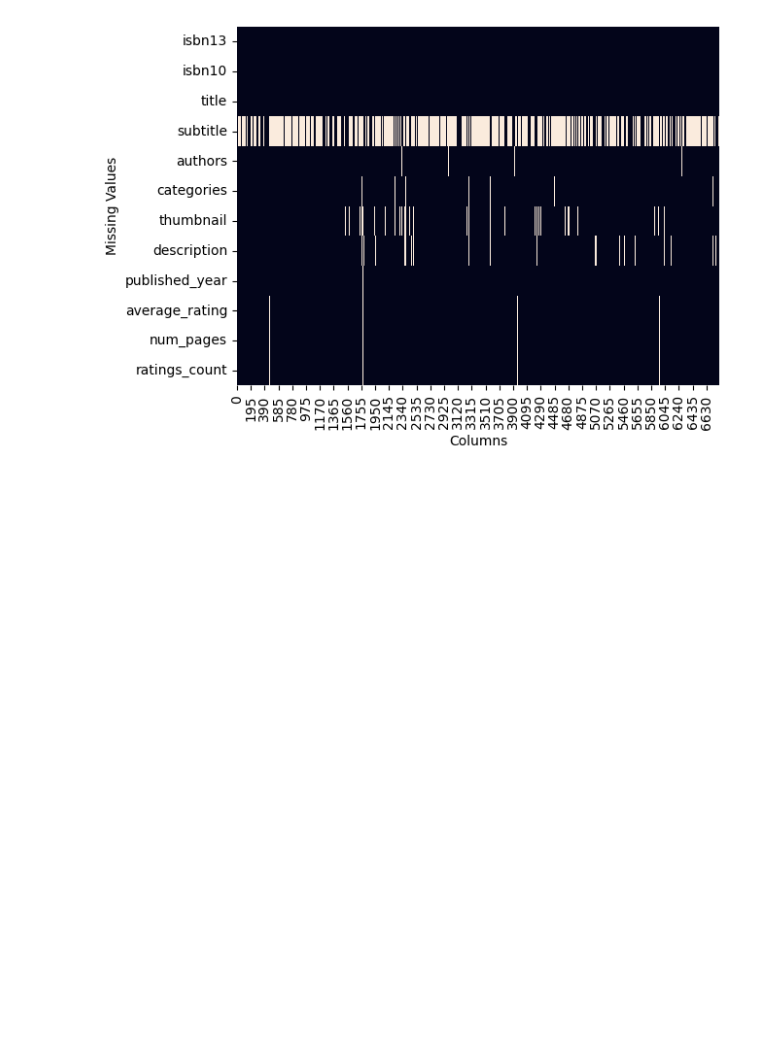
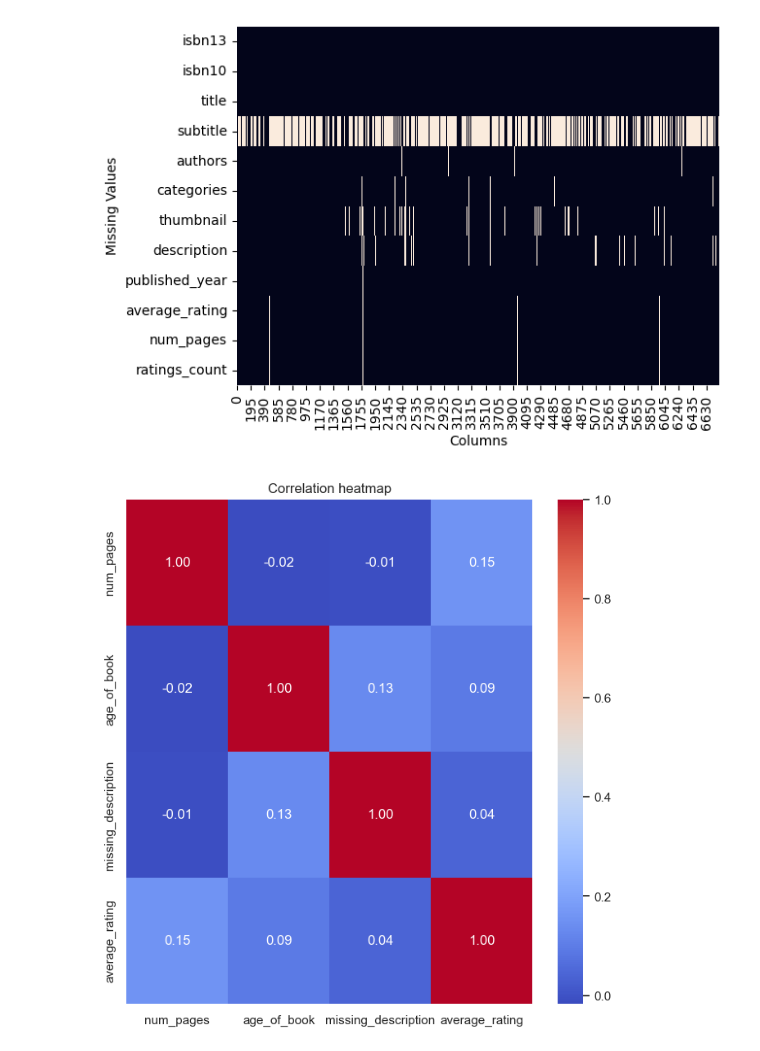
Before and after one commit to Mahamadou-dev/book-recommender, a Jupyter notebook: data-exploration.ipynb, the cells around one changed output. Cells and saved outputs as stored; diff of their text form; code cells hidden in the pictures; blank space fills up the shorter version.

```diff
--- a/data-exploration.ipynb
+++ b/data-exploration.ipynb
@@ -50,4 +51,13 @@ books["missing_description"] = np.where(books["description"].isna(),1,0)
 books["age_of_book"]= 2025 - books["published_year"]
 # %%
 column_of_interest = ["num_pages","age_of_book","missing_description","average_rating"]
-correlation_matrix = books[column_of_interest]
+correlation_matrix = books[column_of_interest].corr(method = "spearman")
+
+sns.set_theme(style="white")
+plt.figure(figsize=(8,8))
+heatmap =  sns.heatmap(correlation_matrix, annot=True, fmt=".2f", cmap="coolwarm")
+
+heatmap.set_title("Correlation heatmap")
+plt.show()
+# %% [output]
+[figure, added]
```
Also changed, not shown: parts of 18 cells of this notebook.
